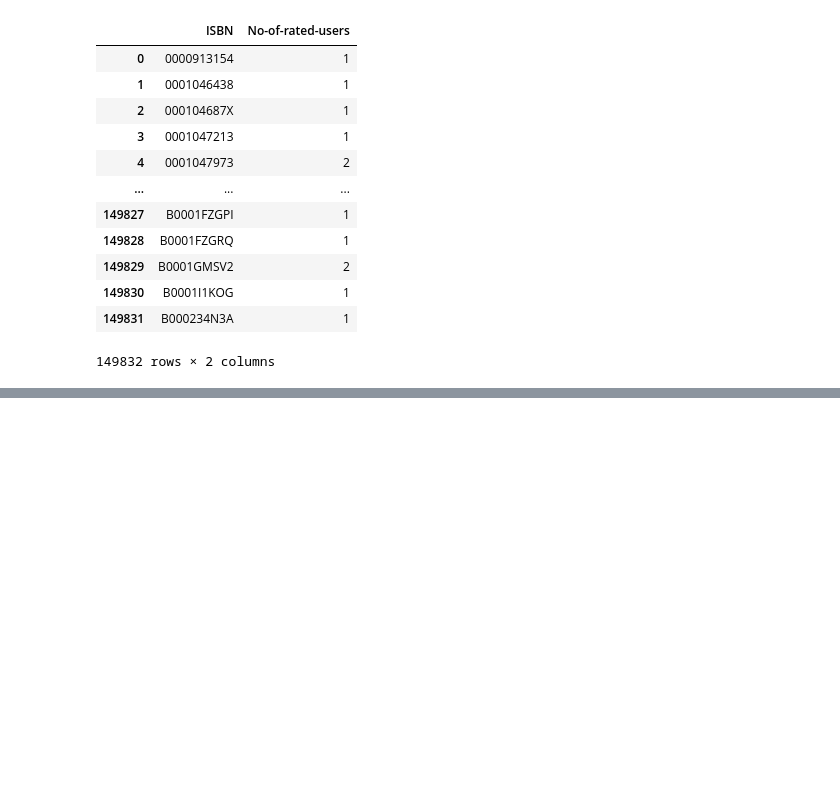
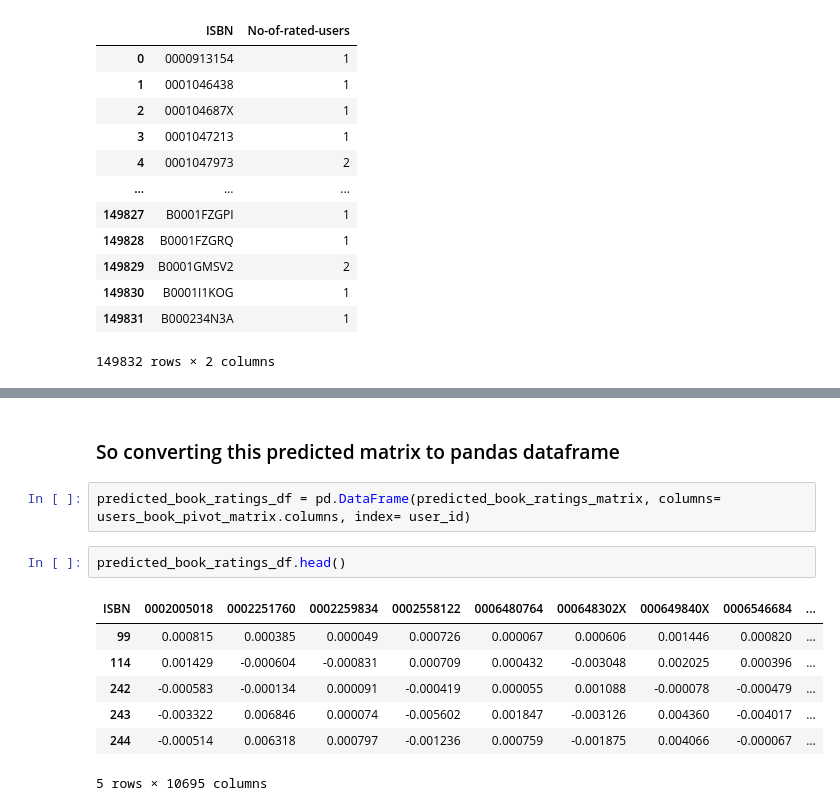
Before and after one commit to Suraj-7077/Unsupervised-ML-Book-Recommendation-system-Model, a Jupyter notebook: Unsupervised_ML_Capstone_Project_IV_.ipynb, the cells around one changed output, grey strips where cells are left out. Cells and saved outputs as stored; diff of their text form; blank space fills up the shorter version.

```diff
--- a/Unsupervised_ML_Capstone_Project_IV_.ipynb
+++ b/Unsupervised_ML_Capstone_Project_IV_.ipynb
@@ -1493,0 +1695,14 @@ books_count_df
+# %% [markdown]
+### So converting this predicted matrix to pandas dataframe
+# %%
+predicted_book_ratings_df = pd.DataFrame(predicted_book_ratings_matrix, columns= users_book_pivot_matrix.columns, index= user_id)
+# %%
+predicted_book_ratings_df.head()
+# %% [output]
+| ISBN | 0002005018 | 0002251760 | 0002259834 | 0002558122 | 0006480764 | 000648302X | 000649840X | 0006546684 | ... |
+| 99 | 0.000815 | 0.000385 | 0.000049 | 0.000726 | 0.000067 | 0.000606 | 0.001446 | 0.000820 | ... |
+| 114 | 0.001429 | -0.000604 | -0.000831 | 0.000709 | 0.000432 | -0.003048 | 0.002025 | 0.000396 | ... |
+| 242 | -0.000583 | -0.000134 | 0.000091 | -0.000419 | 0.000055 | 0.001088 | -0.000078 | -0.000479 | ... |
+| 243 | -0.003322 | 0.006846 | 0.000074 | -0.005602 | 0.001847 | -0.003126 | 0.004360 | -0.004017 | ... |
+| 244 | -0.000514 | 0.006318 | 0.000797 | -0.001236 | 0.000759 | -0.001875 | 0.004066 | -0.000067 | ... |
+5 rows × 10695 columns
```
Also changed, not shown: parts of 36 cells of this notebook.
